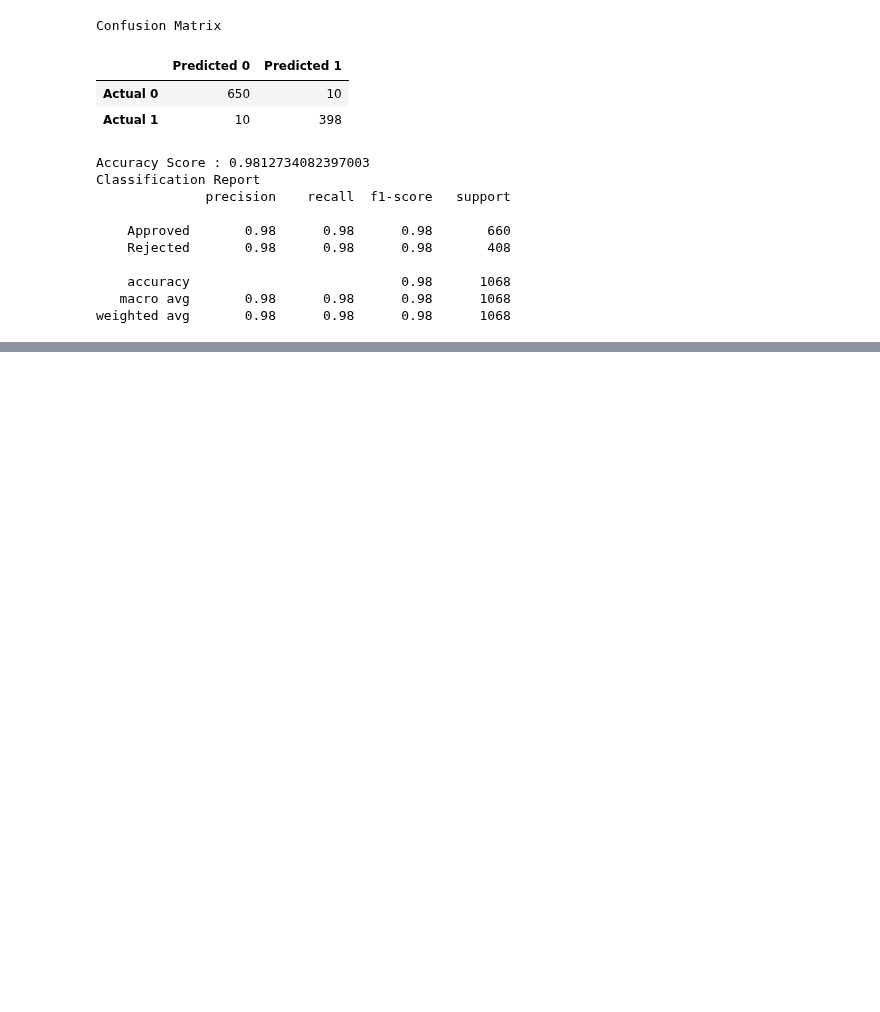
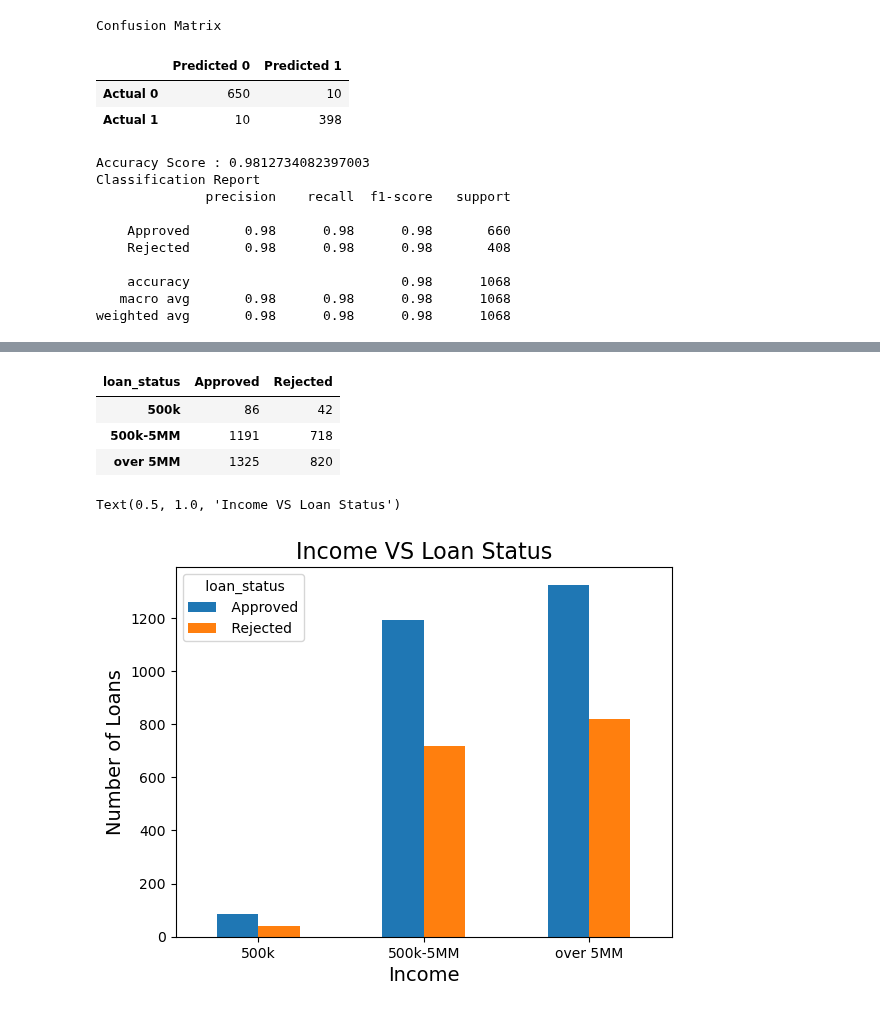
Before and after one commit to andrewdhawthorne/Loan-Approval-Prediction-Model, a Jupyter notebook: Loan-Approval_JF.ipynb, the cells around one changed output, grey strips where cells are left out. Saved outputs shown, nothing was run; the diff lists cells and outputs as text; code cells hidden in the pictures; blank space fills up the shorter version.

Commit message:
Some graphs done

```diff
--- a/Loan-Approval_JF.ipynb
+++ b/Loan-Approval_JF.ipynb
@@ -161,0 +170,37 @@ importances_sorted[:5]
+# %%
+# Plotting data
+## Relationship between income vs loan approval
+
+## Max and min value of income annum
+max_val = loan_approval_df[' income_annum'].max()
+# max_val = 9'900,000
+min_val = loan_approval_df[' income_annum'].min()
+# min_val = 200,000
+
+under_500K = loan_approval_df[loan_approval_df[' income_annum'] < 500000].groupby([' loan_status'])[' loan_status'].count()
+#under_500K
+over_500k_under_5MM = loan_approval_df[(loan_approval_df[' income_annum'] > 500000) & (loan_approval_df[' income_annum'] < 5000000)].groupby([' loan_status'])[' loan_status'].count()
+#over_500k_under_5MM
+over_5MM = loan_approval_df[loan_approval_df[' income_annum'] > 5000000].groupby([' loan_status'])[' loan_status'].count()
+#over_5MM
+
+buckets = ["500k","500k-5MM","Over 5MM"]
+
+final_dataframe = pd.DataFrame([under_500K, over_500k_under_5MM, over_5MM], index = buckets)
+final_dataframe.head()
+# %% [output]
+| loan_status | Approved | Rejected |
+| 500k | 86 | 42 |
+| 500k-5MM | 1191 | 718 |
+| over 5MM | 1325 | 820 |
+# %%
+# Plotting data
+## Relationship between income vs loan approval: Graph
+
+final_dataframe.plot.bar(rot = 0)
+plt.ylabel('Number of Loans', fontsize=14)
+plt.xlabel('Income', fontsize=14)
+plt.title('Income VS Loan Status', fontsize=16)
+# %% [output]
+Text(0.5, 1.0, 'Income VS Loan Status')
+[figure, added]
```
Also changed, not shown: parts of 6 cells of this notebook, 1 other file.
